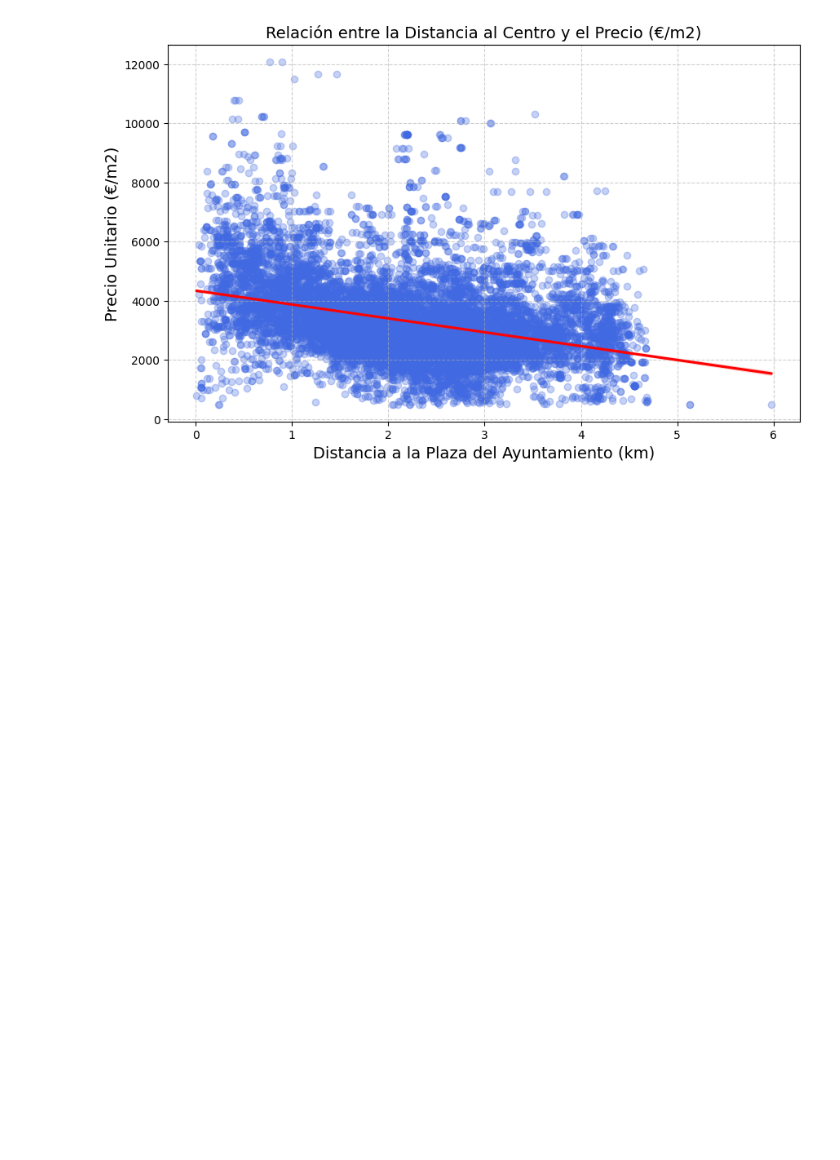
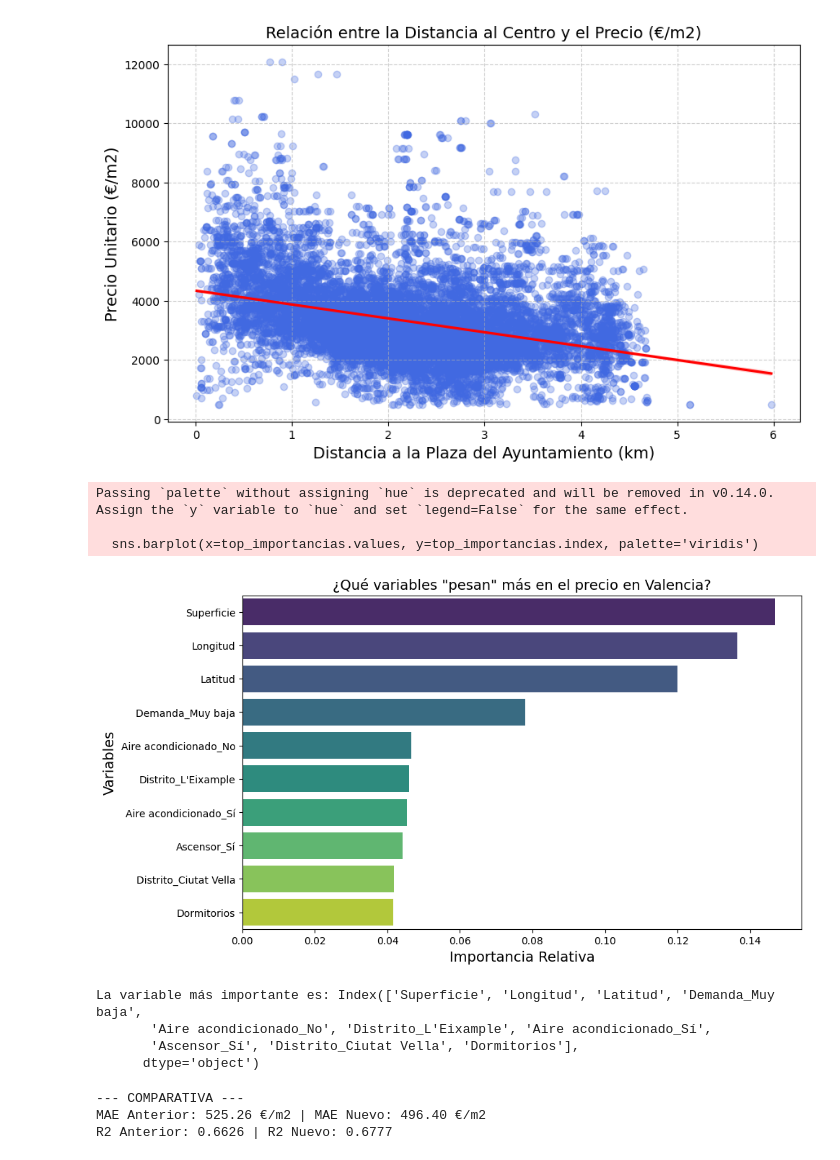
Before and after one commit to Apriroca/ML_Prediccion_Vivienda_Valencia, a Jupyter notebook: main copy.ipynb, the cells around one changed output. Drawn from its saved outputs; the diff is of its cells as text; code cells hidden in the pictures; blank space fills up the shorter version.

```diff
--- a/main copy.ipynb
+++ b/main copy.ipynb
@@ -586,9 +584,3 @@ Modelo guardado como 'modelo_viviendas_valencia.pkl'
-# %%
-# Al entrenar
-modelo_final.fit(X, np.log1p(y))
-
-# Al predecir (hay que revertir el logaritmo)
-predicciones_reales = np.expm1(modelo_final.predict(X_test))
 # %%
 import numpy as np
 
@@ -645,3 +637,52 @@ plt.grid(True, linestyle='--', alpha=0.6)
 plt.show()
 # %% [output]
 [figure]
+# %%
+# Sacamos las importancias del modelo final
+importancias = pd.Series(modelo_final.feature_importances_, index=X.columns)
+top_importancias = importancias.sort_values(ascending=False).head(10)
+
+# Lo dibujamos
+plt.figure(figsize=(10, 6))
+sns.barplot(x=top_importancias.values, y=top_importancias.index, palette='viridis')
+plt.title('¿Qué variables "pesan" más en el precio en Valencia?')
+plt.xlabel('Importancia Relativa')
+plt.ylabel('Variables')
+plt.show()
+
+# Conclusión para el informe:
+print(f"La variable más importante es: {top_importancias.index}")
+# %% [output]
+Passing `palette` without assigning `hue` is deprecated and will be removed in v0.14.0. Assign the `y` variable to `hue` and set `legend=False` for the same effect.
+
+  sns.barplot(x=top_importancias.values, y=top_importancias.index, palette='viridis')
+[figure, added]
+La variable más importante es: Index(['Superficie', 'Longitud', 'Latitud', 'Demanda_Muy baja',
+       'Aire acondicionado_No', 'Distrito_L'Eixample', 'Aire acondicionado_Sí',
+       'Ascensor_Sí', 'Distrito_Ciutat Vella', 'Dormitorios'],
+      dtype='object')
+# %%
+from sklearn.metrics import mean_absolute_error, r2_score
+
+# 1. Entrenamos un nuevo modelo usando el LOGARITMO del precio
+# Usamos np.log1p para evitar errores con valores muy bajos
+modelo_log = RandomForestRegressor(n_estimators=200, max_depth=15, random_state=42, n_jobs=-1)
+modelo_log.fit(X, np.log1p(y))
+
+# 2. Predecimos (pero el resultado saldrá en logaritmo)
+pred_log = modelo_log.predict(X_test)
+
+# 3. Convertimos la predicción de vuelta a euros (exponencial)
+pred_final = np.expm1(pred_log)
+
+# 4. Calculamos las nuevas métricas
+mae_nuevo = mean_absolute_error(y_test, pred_final)
+r2_nuevo = r2_score(y_test, pred_final)
+
+print(f"--- COMPARATIVA ---")
+print(f"MAE Anterior: 525.26 €/m2 | MAE Nuevo: {mae_nuevo:.2f} €/m2")
+print(f"R2 Anterior: 0.6626 | R2 Nuevo: {r2_nuevo:.4f}")
+# %% [output]
+--- COMPARATIVA ---
+MAE Anterior: 525.26 €/m2 | MAE Nuevo: 496.40 €/m2
+R2 Anterior: 0.6626 | R2 Nuevo: 0.6777
```
Also changed, not shown: parts of 2 cells of this notebook.
